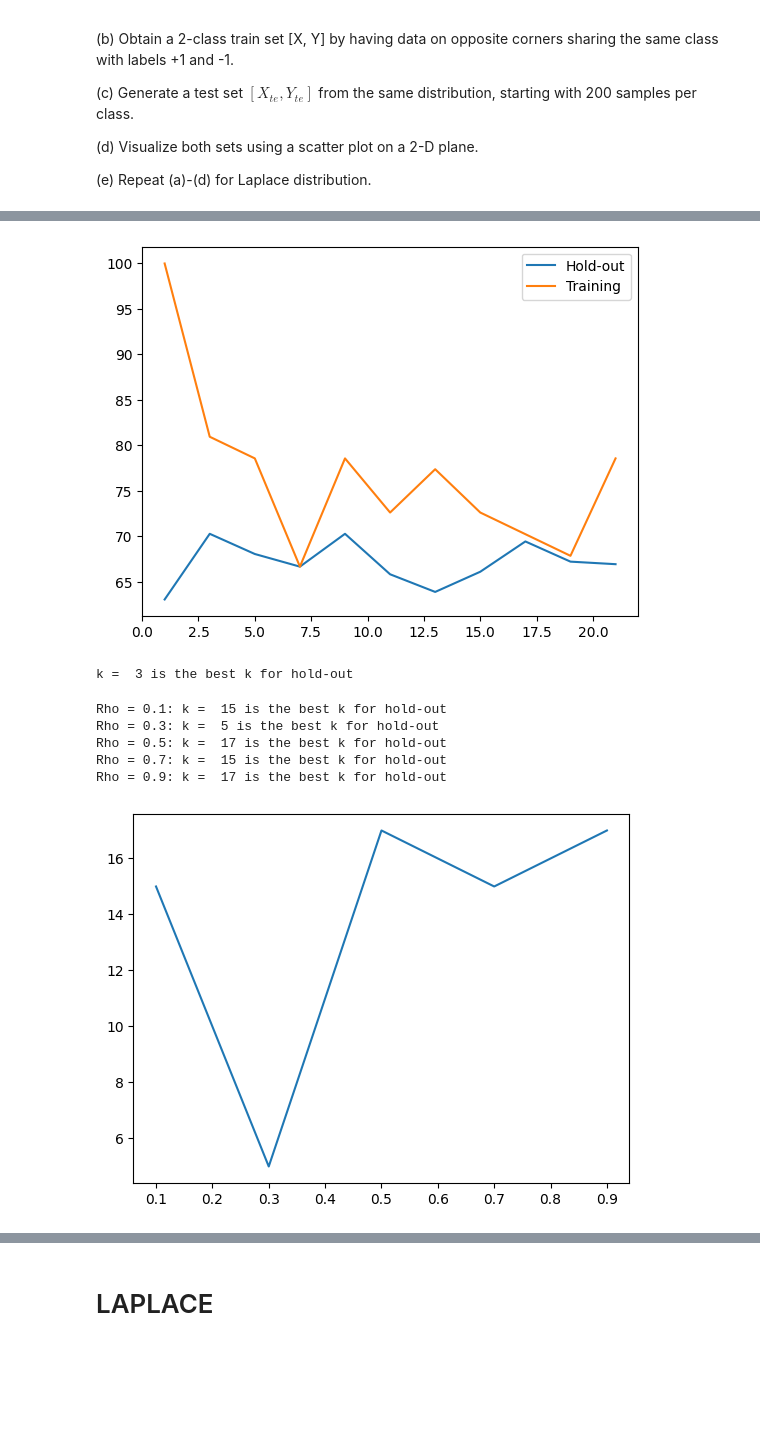
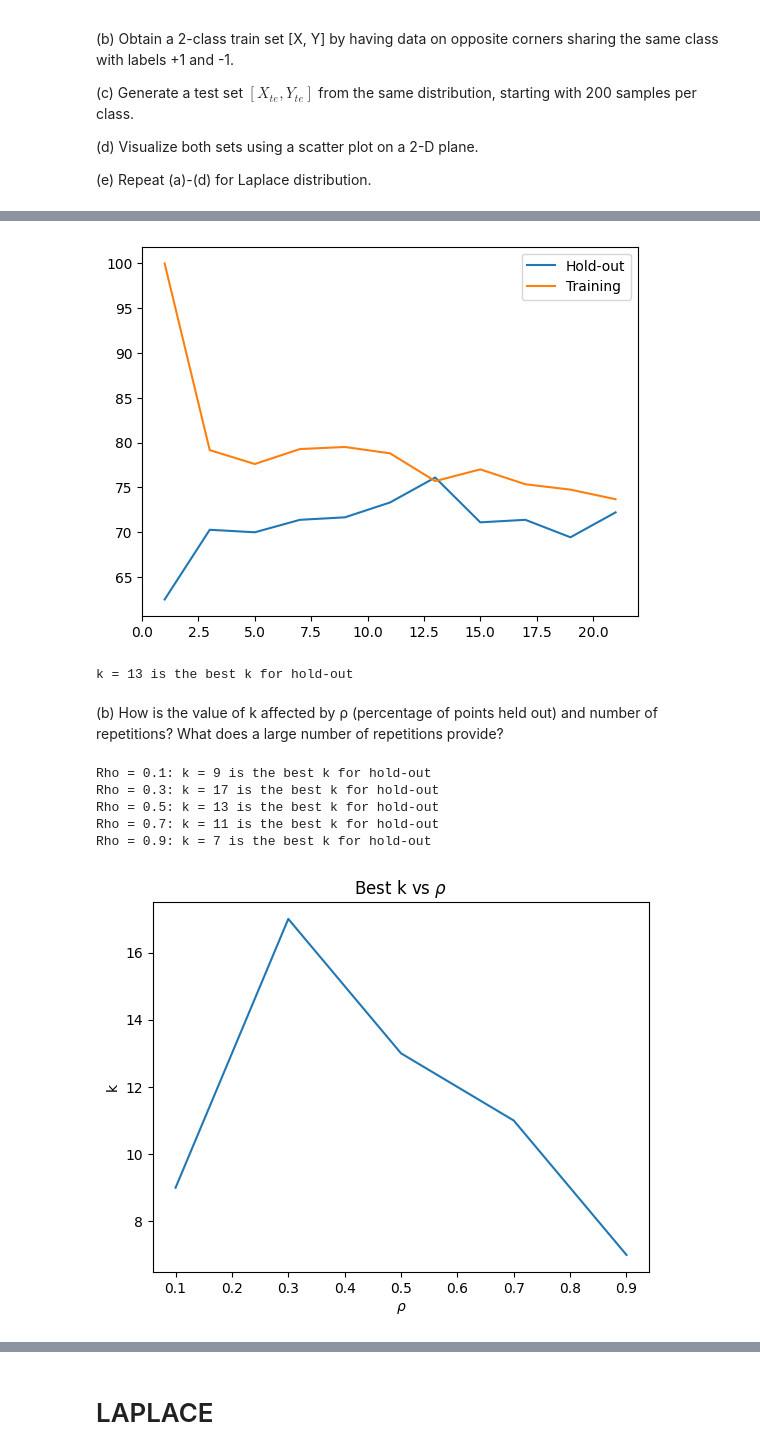
Before and after one commit to DarkWake9/EE5610, a Jupyter notebook: assignment-1.ipynb, the cells around one changed output, grey strips where cells are left out. Cells and saved outputs as stored; diff of their text form; code cells hidden in the pictures; blank space fills up the shorter version.

```diff
--- a/assignment-1.ipynb
+++ b/assignment-1.ipynb
@@ -177,6 +184,7 @@ def outCVkNN(X, Y, k, n_rep, hold_out_rho):
     n = len(X)
     n_hold_out = int(n*hold_out_rho)
     hold_out_accuracy = np.zeros(n_rep)
+    train_accuracy = np.zeros(n_rep)
     for i in range(n_rep):
         shuffle_idx = np.random.permutation(n)
         X_train = X[shuffle_idx]
@@ -188,7 +196,7 @@ def outCVkNN(X, Y, k, n_rep, hold_out_rho):
         Y_pred_hold_out = kNNClassify(X_train, Y_train, X_hold_out, k)
         hold_out_accuracy[i] = np.count_nonzero(Y_hold_out == Y_pred_hold_out)/len(Y_hold_out)
         Y_pred_train = kNNClassify(X_train, Y_train, X_train, k)
-        train_accuracy = np.count_nonzero(Y_train == Y_pred_train)/len(Y_train)
+        train_accuracy[i] = np.count_nonzero(Y_train == Y_pred_train)/len(Y_train)
 
 
     return np.round([np.mean(hold_out_accuracy)*100, np.mean(train_accuracy)*100], 2)
@@ -216,12 +224,17 @@ plt.plot(range(1, 23, 2), [x[1] for x in aaa], label="Training")
 plt.legend()
 plt.show()
 # %% [output]
-[figure, old version]
+[figure, new version]
 # %%
-print('k = ', np.argmax([x[0] for x in aaa])*2+1, 'is the best k for hold-out')
+k_best = np.argmax([x[0] for x in aaa])*2+1
+print('k =', k_best, 'is the best k for hold-out')
 # %% [output]
-k =  3 is the best k for hold-out
+k = 13 is the best k for hold-out
+# %% [markdown]
+(b) How is the value of k affected by ρ (percentage of points held out) and number of
+repetitions? What does a large number of repetitions provide?
 # %%
+# Rho vs k
 best_k = []
 for rho in [0.1, 0.3, 0.5, 0.7, 0.9]:
     # print("rho = ", rho, ": ", outCVkNN(X_train, Y_train, 5, 10, rho))
@@ -230,18 +243,21 @@ for rho in [0.1, 0.3, 0.5, 0.7, 0.9]:
         knnout = outCVkNN(X_train, Y_train, k, n_rep, hold_out_rho)
         aaa.append(knnout)
     best_k.append(np.argmax([x[0] for x in aaa])*2+1)
-    print('Rho = ' + str(rho) + ': k = ', np.argmax([x[0] for x in aaa])*2+1, 'is the best k for hold-out')
+    print('Rho = ' + str(rho) + ': k =', np.argmax([x[0] for x in aaa])*2+1, 'is the best k for hold-out')
 # %% [output]
-Rho = 0.1: k =  15 is the best k for hold-out
-Rho = 0.3: k =  5 is the best k for hold-out
-Rho = 0.5: k =  17 is the best k for hold-out
-Rho = 0.7: k =  15 is the best k for hold-out
-Rho = 0.9: k =  17 is the best k for hold-out
+Rho = 0.1: k = 9 is the best k for hold-out
+Rho = 0.3: k = 17 is the best k for hold-out
+Rho = 0.5: k = 13 is the best k for hold-out
+Rho = 0.7: k = 11 is the best k for hold-out
+Rho = 0.9: k = 7 is the best k for hold-out
 # %%
 plt.plot([0.1, 0.3, 0.5, 0.7, 0.9], best_k)
+plt.xlabel("$\\rho$")
+plt.ylabel("k")
+plt.title("Best k vs $\\rho$")
 plt.show()
 # %% [output]
-[figure, old version]
+[figure, new version]
 # %%
 for n_rep in [1, 5, 10, 20, 30]:
     print("n_rep = ", n_rep, ": ", outCVkNN(X_train, Y_train, 5, n_rep, 0.3))
```
Also changed, not shown: parts of 40 cells of this notebook, 1 other file.
